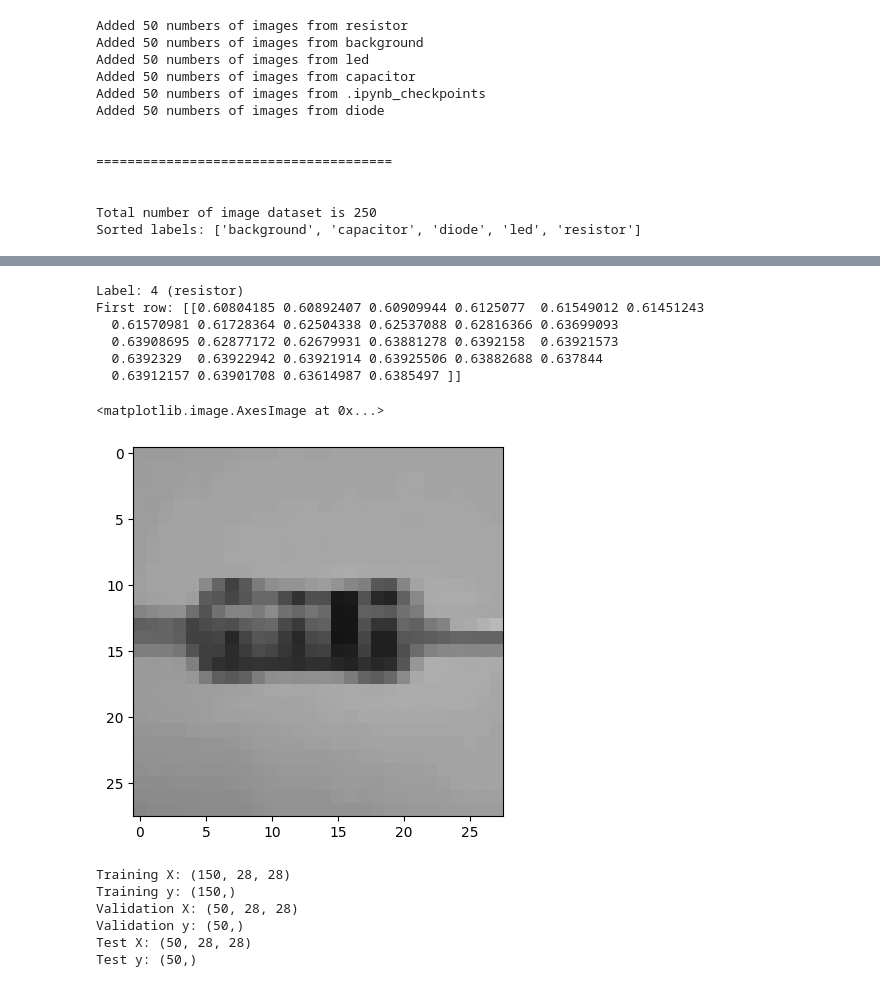
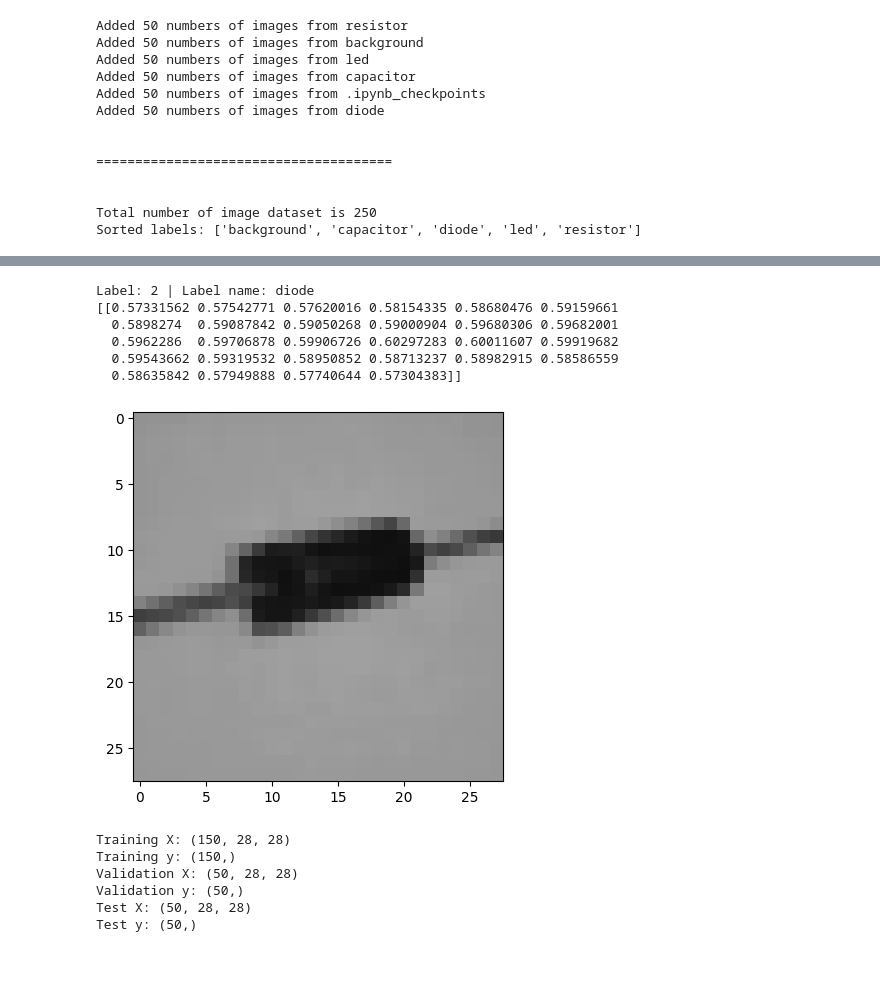
Before and after one commit to Bjoshua25/Embedded-vision-electronics-image-identifier, a Jupyter notebook: 1.2.3 - Training an Image Classifier with Keras/image_classifier_dnn.ipynb, the cells around one changed output, grey strips where cells are left out. Cells and saved outputs as stored; diff of their text form; code cells hidden in the pictures.

```diff
--- a/1.2.3 - Training an Image Classifier with Keras/image_classifier_dnn.ipynb
+++ b/1.2.3 - Training an Image Classifier with Keras/image_classifier_dnn.ipynb
@@ -222,25 +231,30 @@ X_val = resize_images(X_val, TARGET_WIDTH, TARGET_HEIGHT)
 
 # Resize (scale) all images in the test set
 X_test = resize_images(X_test, TARGET_WIDTH, TARGET_HEIGHT)
-# %%
-### View training sample again (after they all have been scaled)
-
-# Chose which sample you want to view
-idx = 0
-
-# Print out label (numbe and string) and part of the array
-print("Label: " + str(y_train[idx]) + " (" + labels[y_train[idx]] + ")")
-print("First row:", X_train[idx][:1,:])
-
-# Display image from array (note that images have been normalized)
-plt.imshow(X_train[idx], cmap='gray', vmin=0, vmax=1)
-# %% [output]
-Label: 4 (resistor)
-First row: [[0.60804185 0.60892407 0.60909944 0.6125077  0.61549012 0.61451243
-  0.61570981 0.61728364 0.62504338 0.62537088 0.62816366 0.63699093
-  0.63908695 0.62877172 0.62679931 0.63881278 0.6392158  0.63921573
-  0.6392329  0.63922942 0.63921914 0.63925506 0.63882688 0.637844
-  0.63912157 0.63901708 0.63614987 0.6385497 ]]
-<matplotlib.image.AxesImage at 0x...>
-[figure, removed]
+# %%
+# --------- VIEW ONE OF THE TRAINING SAMPLE IMAGE ------------
+
+idx = 10
+
+
+# print the label number and name
+print(f"Label: {y_train[idx]} | Label name: {labels[y_train[idx]]}")
+
+# Print some of image number in numpy array
+print(X_train[idx][:1, : ])
+
+plt.imshow(
+    X_train[idx],
+    cmap= 'gray',
+    vmin= 0,
+    vmax = 1
+    );
+# %% [output]
+Label: 2 | Label name: diode
+[[0.57331562 0.57542771 0.57620016 0.58154335 0.58680476 0.59159661
+  0.5898274  0.59087842 0.59050268 0.59000904 0.59680306 0.59682001
+  0.5962286  0.59706878 0.59906726 0.60297283 0.60011607 0.59919682
+  0.59543662 0.59319532 0.58950852 0.58713237 0.58982915 0.58586559
+  0.58635842 0.57949888 0.57740644 0.57304383]]
+[figure, added]
 # %%
```
Also changed, not shown: parts of 17 cells of this notebook.
